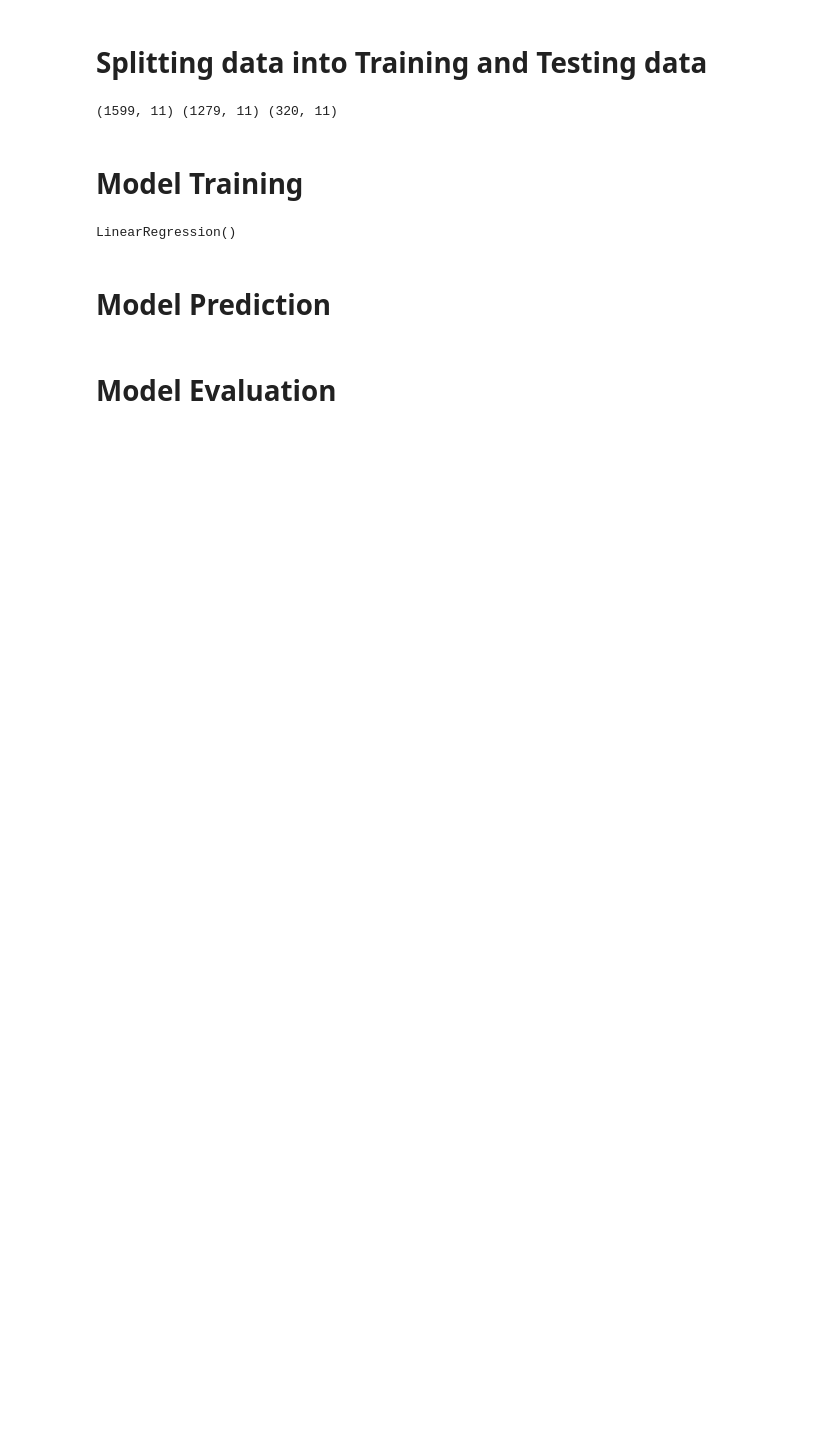
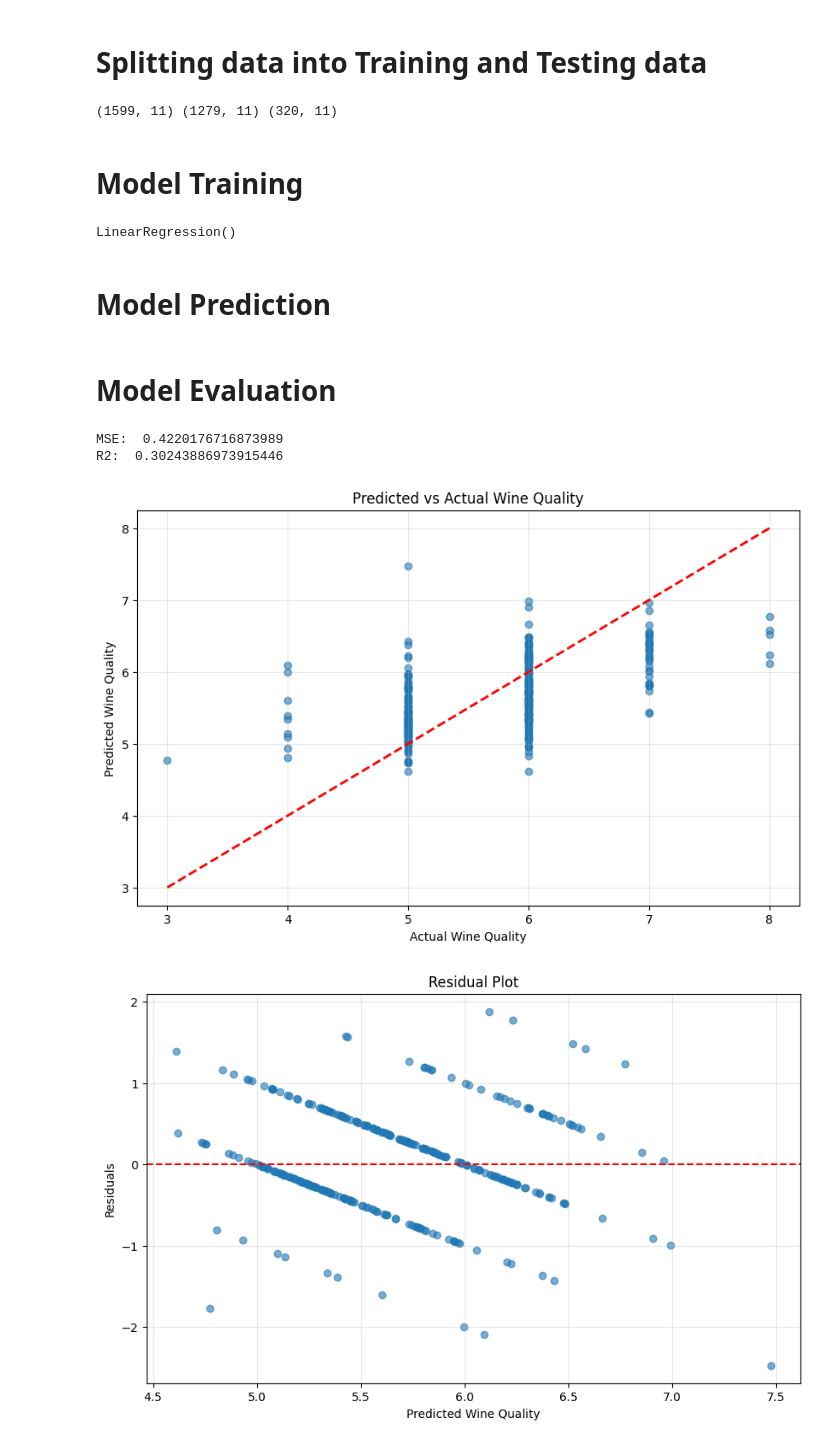
Before and after one commit to Abbasam8910/Machine-Learning-Projects, a Jupyter notebook: Machine Learning Project 7/Wine_Quality_Prediction.ipynb, the cells around one changed output. Drawn from its saved outputs; the diff is of its cells as text; code cells hidden in the pictures; blank space fills up the shorter version.

Commit message:
Wine Quality Prediction Model Evaluation

```diff
--- a/Machine Learning Project 7/Wine_Quality_Prediction.ipynb
+++ b/Machine Learning Project 7/Wine_Quality_Prediction.ipynb
@@ -158,0 +163,32 @@ predict = model.predict(X_test)
+# %%
+print("MSE: ", mse)
+print("R2: ",r2)
+# %% [output]
+MSE:  0.4220176716873989
+R2:  0.30243886973915446
+# %%
+import matplotlib.pyplot as plt
+
+# Create a scatter plot of predicted vs actual values
+plt.figure(figsize=(10, 6))
+plt.scatter(Y_test, predict, alpha=0.6)
+plt.plot([Y_test.min(), Y_test.max()], [Y_test.min(), Y_test.max()], 'r--', lw=2)
+plt.xlabel('Actual Wine Quality')
+plt.ylabel('Predicted Wine Quality')
+plt.title('Predicted vs Actual Wine Quality')
+plt.grid(True, alpha=0.3)
+plt.show()
+
+# Create residual plot
+residuals = Y_test - predict
+plt.figure(figsize=(10, 6))
+plt.scatter(predict, residuals, alpha=0.6)
+plt.axhline(y=0, color='r', linestyle='--')
+plt.xlabel('Predicted Wine Quality')
+plt.ylabel('Residuals')
+plt.title('Residual Plot')
+plt.grid(True, alpha=0.3)
+plt.show()
+# %% [output]
+[figure, added]
+[figure, added]
```
Also changed, not shown: parts of 2 cells of this notebook.
